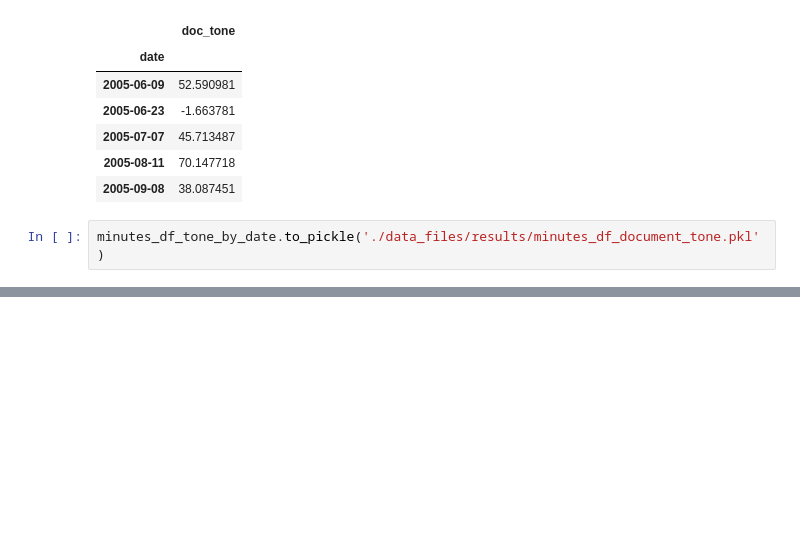
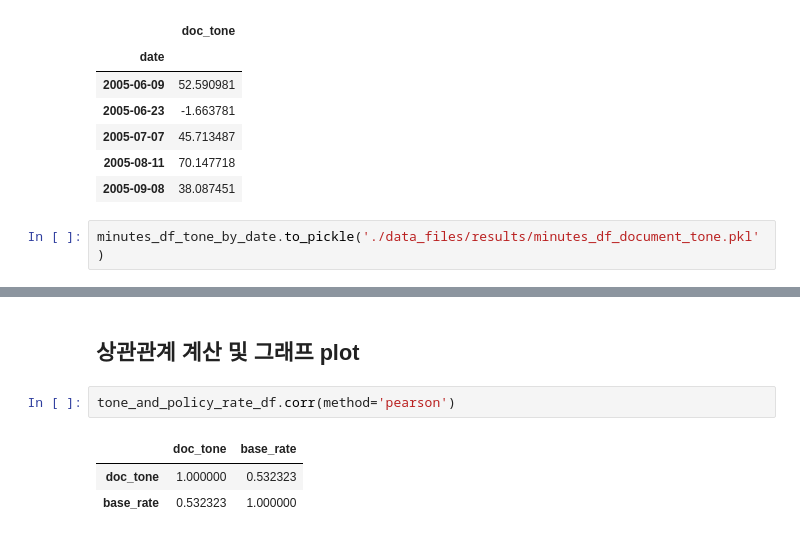
Before and after one commit to jaepil-choi/asiae-BOK-nlp, a Jupyter notebook: 05_calculating_minutes_tone.ipynb, the cells around one changed output, grey strips where cells are left out. Saved outputs shown, nothing was run; the diff lists cells and outputs as text; blank space fills up the shorter version.

```diff
--- a/05_calculating_minutes_tone.ipynb
+++ b/05_calculating_minutes_tone.ipynb
@@ -163,0 +202,8 @@ minutes_df_tone_by_date.to_pickle('./data_files/results/minutes_df_document_tone
+# %% [markdown]
+## 상관관계 계산 및 그래프 plot
+# %%
+tone_and_policy_rate_df.corr(method='pearson')
+# %% [output]
+|  | doc_tone | base_rate |
+| doc_tone | 1.000000 | 0.532323 |
+| base_rate | 0.532323 | 1.000000 |
```
Also changed, not shown: parts of 6 cells of this notebook.
